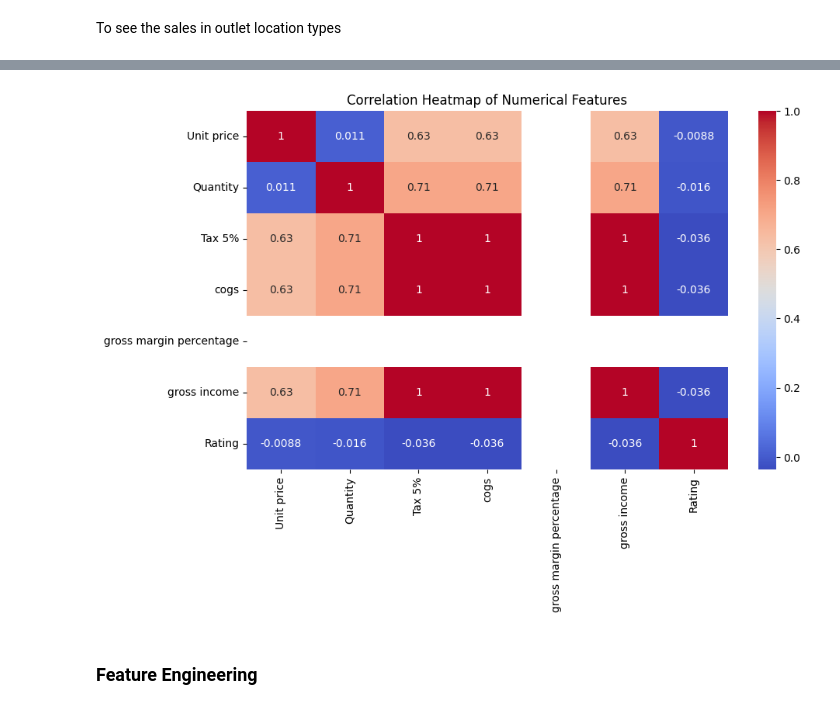
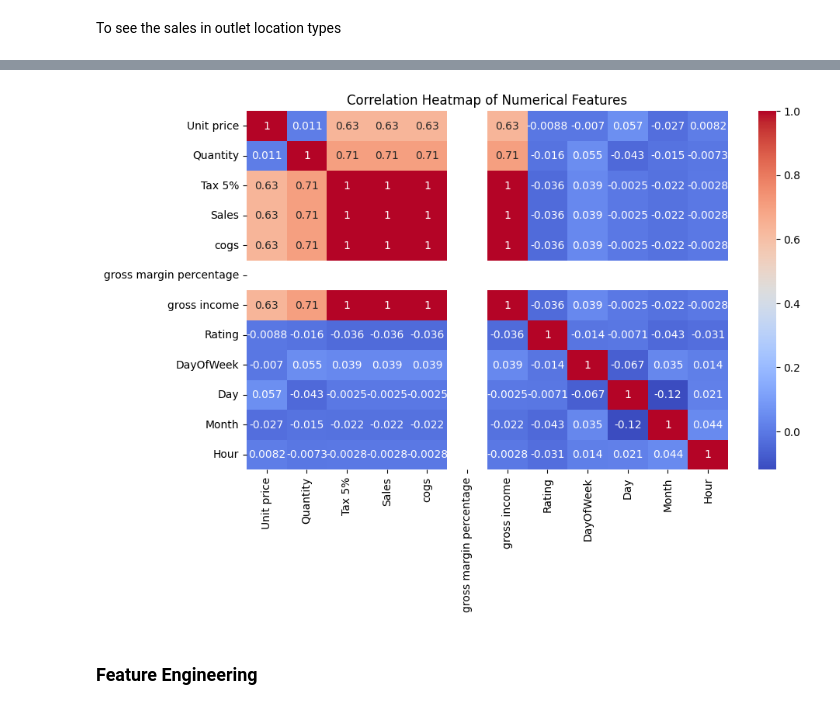
Before and after one commit to riwaz-joshi08/Supermarket_Data_Analysis, a Jupyter notebook: Supermarket_Data_Analysis.ipynb, the cells around one changed output, grey strips where cells are left out. Cells and saved outputs as stored; diff of their text form; code cells hidden in the pictures.

```diff
--- a/Supermarket_Data_Analysis.ipynb
+++ b/Supermarket_Data_Analysis.ipynb
@@ -77,0 +101,2 @@ df.describe()
+# %%
+df['Month'] = df['Date'].dt.month
@@ -77,0 +105,10 @@ df.describe()
+# %%
+# df['Hour'] = pd.to_datetime(df['Time'], format='%H:%M:%S').dt.hour
+df['Hour'] = df['Time'].apply(lambda x: x.hour)
+# %%
+df['TimeOfDay'] = df['Hour'].apply(
+    lambda h: 'Morning' if 5 <= h < 12 else
+              'Afternoon' if 12 <= h < 17 else
+              'Evening' if 17 <= h < 21 else
+              'Night'
+)
@@ -77,0 +124,2 @@ df.describe()
+# %%
+df.drop(columns=['Date','Time'],inplace=True)
@@ -274,11 +355,11 @@ Index(['Item_W', 'Item_MRP', 'Outlet_Year', 'Sales'], dtype='object')
 # %%
-num_cols.drop(columns=['Sales'],inplace=True)
+
 plt.figure(figsize=(10,6))
 sns.heatmap(num_cols.corr(), annot=True, cmap='coolwarm')
 plt.title("Correlation Heatmap of Numerical Features")
 plt.show()
 # %% [output]
-[figure, old version]
+[figure, new version]
 # %% [markdown]
 ### Feature Engineering
 # %%
```
Also changed, not shown: parts of 39 cells of this notebook.
